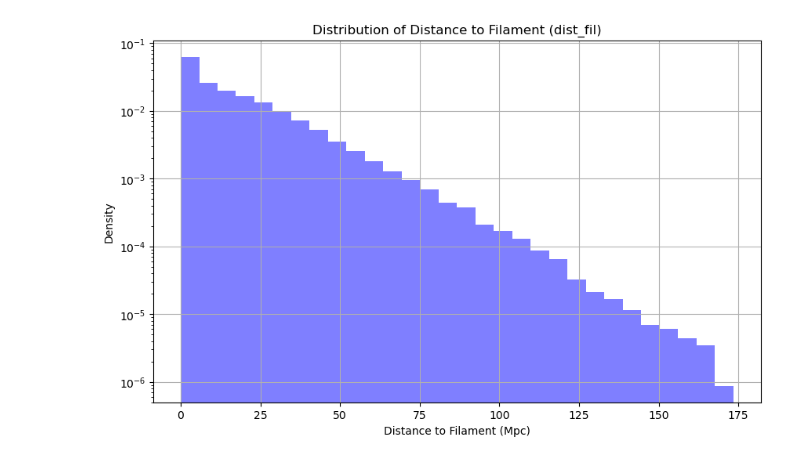
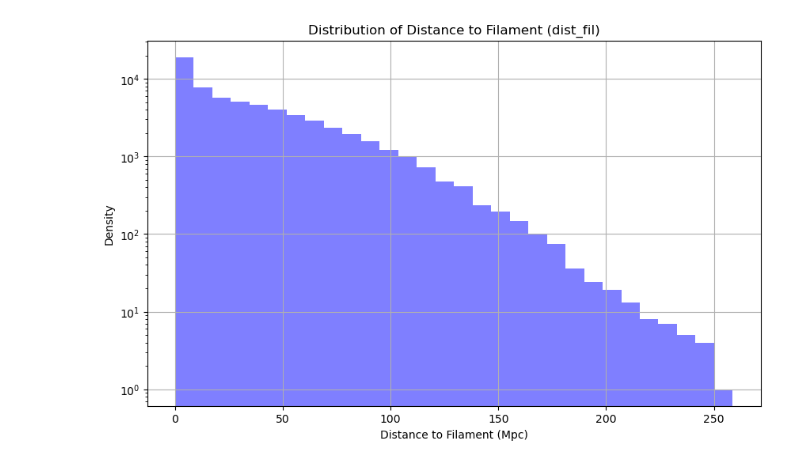
Before and after one commit to FedeDavilaKurban/filbao, a Jupyter notebook: redshiftPDF_byDistFil.ipynb, the cells around one changed output. Saved outputs shown, nothing was run; the diff lists cells and outputs as text; code cells hidden in the pictures.

```diff
--- a/redshiftPDF_byDistFil.ipynb
+++ b/redshiftPDF_byDistFil.ipynb
@@ -61,14 +72,16 @@ if __name__ == "__main__":
 # %%
 # plot histogram of dist_fil
 data = Table.read("../data/sdss_dr72safe0_zmin_0.000_zmax_0.300_sigma_5.0.csv")
 data = data[data['gr'] > 0.8]  # Filter out galaxies with z >= 0.3
 data = data[(data['red']>.07)&(data['red']<0.2)]
+data = data[data['mag_abs_r']<-21.2]
+
 plt.figure(figsize=(10, 6))
-plt.hist(data['dist_fil'], bins=30, alpha=0.5, label='All Galaxies', density=True, histtype='stepfilled', color='b')
+plt.hist(data['dist_fil']/.67, bins=30, alpha=0.5, label='All Galaxies', density=False, histtype='stepfilled', color='b')
 plt.yscale('log')
 plt.xlabel('Distance to Filament (Mpc)')
 plt.ylabel('Density')
 plt.title('Distribution of Distance to Filament (dist_fil)')
 plt.grid()
 # %% [output]
-[figure, old version]
+[figure, new version]
```
Also changed, not shown: parts of 2 cells of this notebook, 1 other file.
